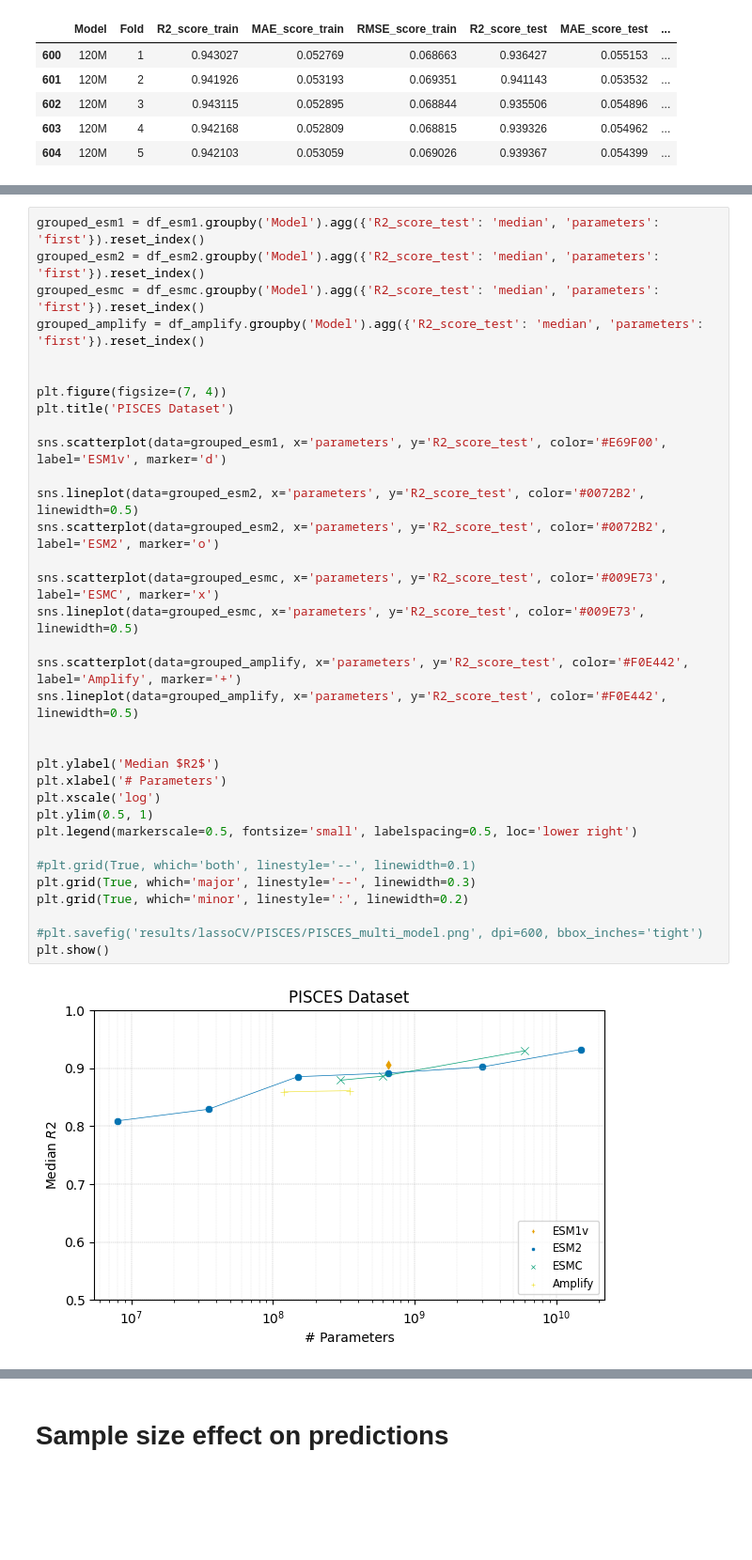
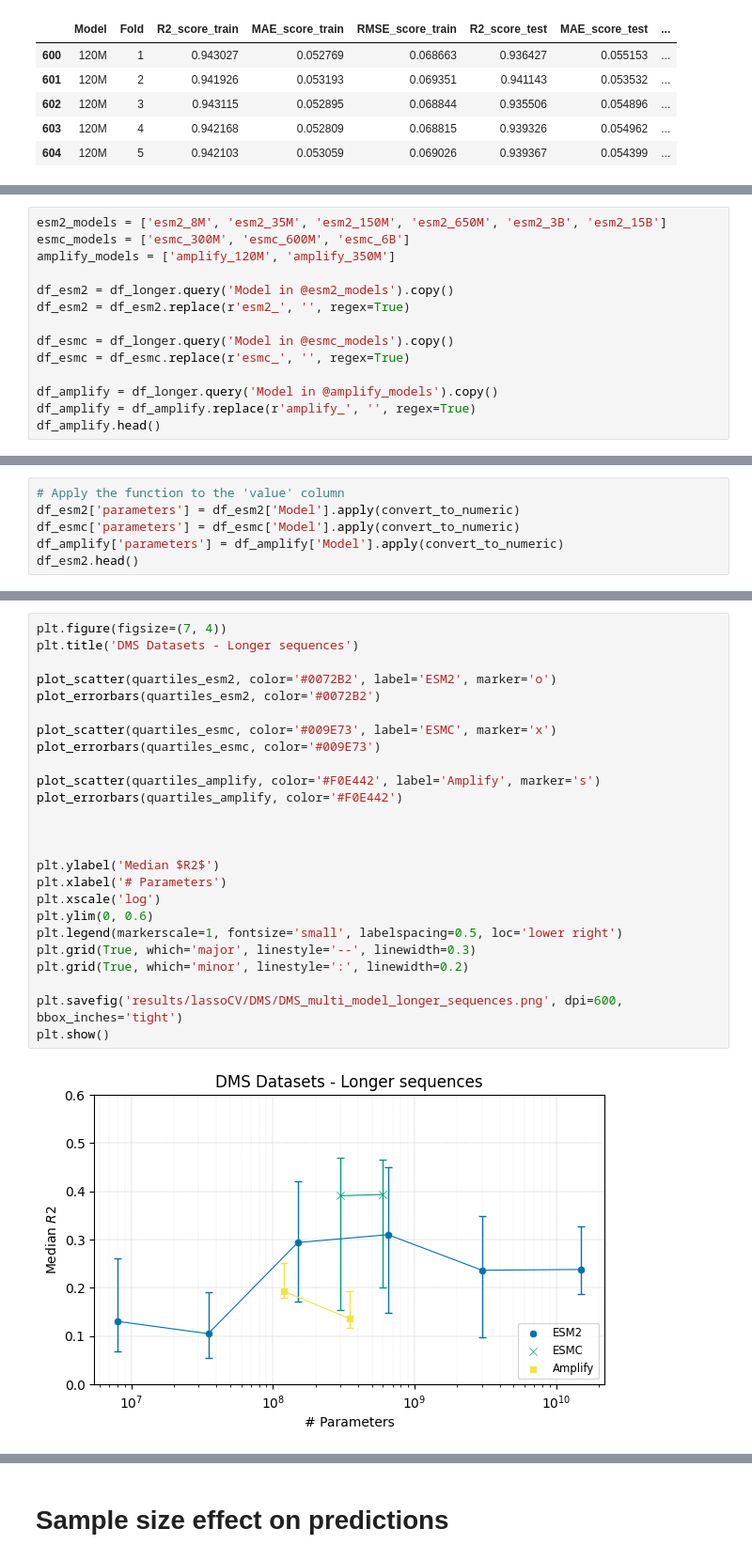
Before and after one commit to ziul-bio/SWAT, a Jupyter notebook: plot_results.ipynb, the cells around one changed output, grey strips where cells are left out. Shown at 94% size. Cells and saved outputs as stored; diff of their text form; blank space fills up the shorter version.

```diff
--- a/plot_results.ipynb
+++ b/plot_results.ipynb
@@ -433,0 +664,14 @@ NameError: name 'stop' is not defined
+# %%
+esm2_models = ['esm2_8M', 'esm2_35M', 'esm2_150M', 'esm2_650M', 'esm2_3B', 'esm2_15B']
+esmc_models = ['esmc_300M', 'esmc_600M', 'esmc_6B']
+amplify_models = ['amplify_120M', 'amplify_350M']
+
+df_esm2 = df_longer.query('Model in @esm2_models').copy()
+df_esm2 = df_esm2.replace(r'esm2_', '', regex=True)
+
+df_esmc = df_longer.query('Model in @esmc_models').copy()
+df_esmc = df_esmc.replace(r'esmc_', '', regex=True)
+
+df_amplify = df_longer.query('Model in @amplify_models').copy()
+df_amplify = df_amplify.replace(r'amplify_', '', regex=True)
+df_amplify.head()
@@ -433,0 +685,6 @@ NameError: name 'stop' is not defined
+# %%
+# Apply the function to the 'value' column
+df_esm2['parameters'] = df_esm2['Model'].apply(convert_to_numeric)
+df_esmc['parameters'] = df_esmc['Model'].apply(convert_to_numeric)
+df_amplify['parameters'] = df_amplify['Model'].apply(convert_to_numeric)
+df_esm2.head()
@@ -434,36 +714,27 @@ NameError: name 'stop' is not defined
 # %%
-grouped_esm1 = df_esm1.groupby('Model').agg({'R2_score_test': 'median', 'parameters': 'first'}).reset_index()
-grouped_esm2 = df_esm2.groupby('Model').agg({'R2_score_test': 'median', 'parameters': 'first'}).reset_index()
-grouped_esmc = df_esmc.groupby('Model').agg({'R2_score_test': 'median', 'parameters': 'first'}).reset_index()
-grouped_amplify = df_amplify.groupby('Model').agg({'R2_score_test': 'median', 'parameters': 'first'}).reset_index()
+plt.figure(figsize=(7, 4))
+plt.title('DMS Datasets - Longer sequences')
 
+plot_scatter(quartiles_esm2, color='#0072B2', label='ESM2', marker='o')
+plot_errorbars(quartiles_esm2, color='#0072B2')
 
-plt.figure(figsize=(7, 4))
-plt.title('PISCES Dataset')
+plot_scatter(quartiles_esmc, color='#009E73', label='ESMC', marker='x')
+plot_errorbars(quartiles_esmc, color='#009E73')
 
-sns.scatterplot(data=grouped_esm1, x='parameters', y='R2_score_test', color='#E69F00', label='ESM1v', marker='d')
+plot_scatter(quartiles_amplify, color='#F0E442', label='Amplify', marker='s')
+plot_errorbars(quartiles_amplify, color='#F0E442')
 
-sns.lineplot(data=grouped_esm2, x='parameters', y='R2_score_test', color='#0072B2', linewidth=0.5)
-sns.scatterplot(data=grouped_esm2, x='parameters', y='R2_score_test', color='#0072B2', label='ESM2', marker='o')
-
-sns.scatterplot(data=grouped_esmc, x='parameters', y='R2_score_test', color='#009E73', label='ESMC', marker='x')
-sns.lineplot(data=grouped_esmc, x='parameters', y='R2_score_test', color='#009E73', linewidth=0.5)
-
-sns.scatterplot(data=grouped_amplify, x='parameters', y='R2_score_test', color='#F0E442', label='Amplify', marker='+')
-sns.lineplot(data=grouped_amplify, x='parameters', y='R2_score_test', color='#F0E442', linewidth=0.5)
 
 
 plt.ylabel('Median $R2$')
 plt.xlabel('# Parameters')
 plt.xscale('log')
-plt.ylim(0.5, 1)
-plt.legend(markerscale=0.5, fontsize='small', labelspacing=0.5, loc='lower right')
-
-#plt.grid(True, which='both', linestyle='--', linewidth=0.1)
+plt.ylim(0, 0.6)
+plt.legend(markerscale=1, fontsize='small', labelspacing=0.5, loc='lower right')
 plt.grid(True, which='major', linestyle='--', linewidth=0.3)
 plt.grid(True, which='minor', linestyle=':', linewidth=0.2)
 
-#plt.savefig('results/lassoCV/PISCES/PISCES_multi_model.png', dpi=600, bbox_inches='tight')
+plt.savefig('results/lassoCV/DMS/DMS_multi_model_longer_sequences.png', dpi=600, bbox_inches='tight')
 plt.show()
 # %% [output]
-[figure, old version]
+[figure, new version]
```
Also changed, not shown: parts of 38 cells of this notebook, 5 other files.
